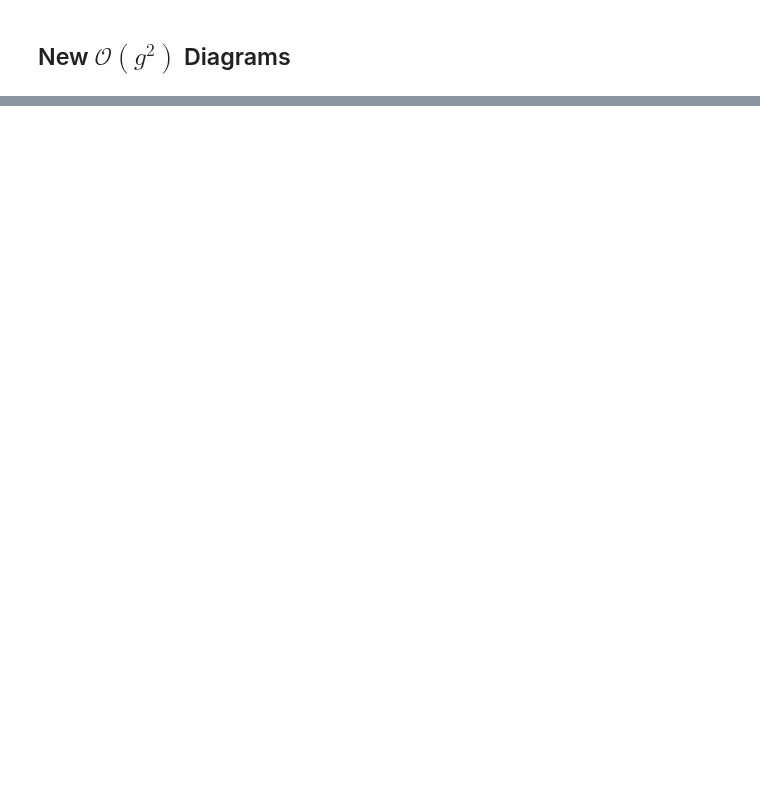
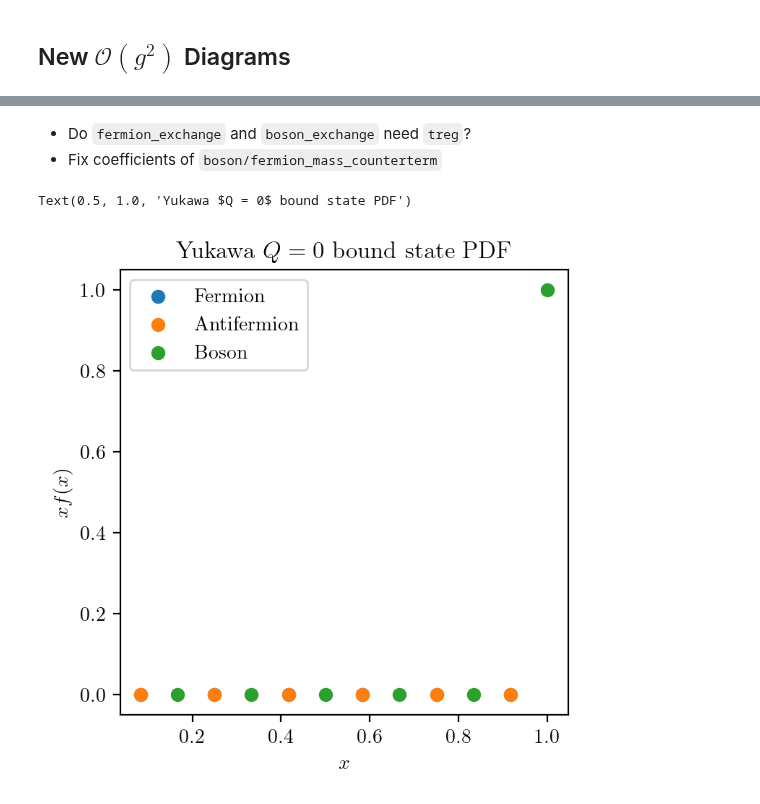
Before and after one commit to cgustin99/OpenParticle, a Jupyter notebook: models/Yukawa/yukawa.ipynb, the cells around one changed output, grey strips where cells are left out. Cells and saved outputs as stored; diff of their text form; code cells hidden in the pictures; blank space fills up the shorter version.

```diff
--- a/models/Yukawa/yukawa.ipynb
+++ b/models/Yukawa/yukawa.ipynb
@@ -180,0 +233,46 @@ TypeError: _get_pminus() missing 1 required positional argument: 'res'
+# %% [markdown]
+- Do `fermion_exchange` and `boson_exchange` need `treg`?
+- Fix coefficients of `boson/fermion_mass_counterterm`
+# %%
+res = 6
+t = 0.2
+treg = 0.01
+mf = 1
+mb = 0.1
+g = 1
+baryon_number = 0
+
+ham = renormalized_Yukawa_hamiltonian(res = res, t = t, treg = treg, g = g, mf = mf, mb = mb)
+basis = momentum_states_partition(res)
+basis = impose_baryon_number(res = res, basis = basis, baryon_number=baryon_number)
+K_matrix = generate_matrix(ham, basis)
+
+vals, vecs = np.linalg.eigh(K_matrix)
+psi = numpy_to_fock(vecs[:, 0], basis)
+max_weight, _ = max_fock_weight(psi)
+
+fermion_pdf = pdf(res, psi, 'fermion')
+antifermion_pdf = pdf(res, psi, 'antifermion')
+boson_pdf = pdf(res, psi, 'boson')
+
+x_fermion = np.array([k/res for k in np.arange(1/2, res, 1)])
+x_boson = np.array([k/res for k in np.arange(1, res + 1, 1)])
+
+
+plt.figure(figsize = (4, 4), dpi = 200)
+
+if np.allclose(fermion_pdf, antifermion_pdf):
+    plt.scatter(x_fermion, x_fermion * np.real(fermion_pdf), label = f'Fermion/Antifermion')
+
+else:
+    plt.scatter(x_fermion, x_fermion * np.real(fermion_pdf), label = f'Fermion')
+    plt.scatter(x_fermion, x_fermion * np.real(antifermion_pdf), label = f'Antifermion')
+plt.scatter(x_boson, x_boson * np.real(boson_pdf), label = f'Boson')
+# plt.scatter([], [], color = 'white', label = f'{max_weight}')
+plt.legend()
+plt.xlabel(f'$x$')
+plt.ylabel(f'$xf(x)$')
+plt.title(f"Yukawa $Q = {baryon_number}$ bound state PDF")
+# %% [output]
+Text(0.5, 1.0, 'Yukawa $Q = 0$ bound state PDF')
+[figure, added]
```
Also changed, not shown: parts of 7 cells of this notebook, 5 other files.
